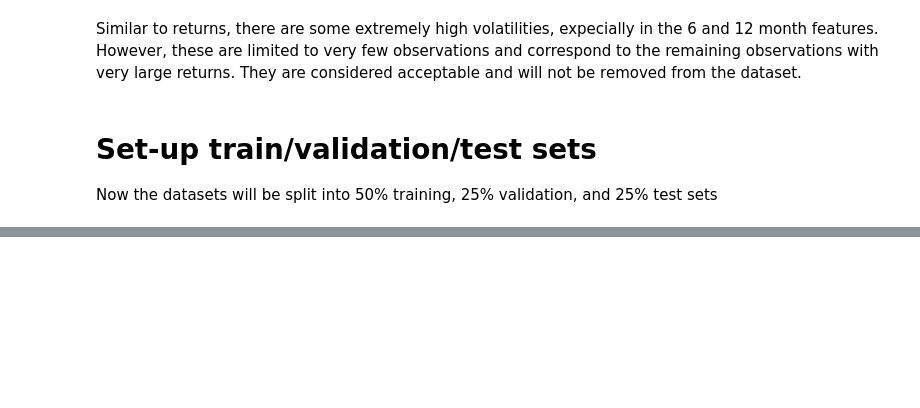
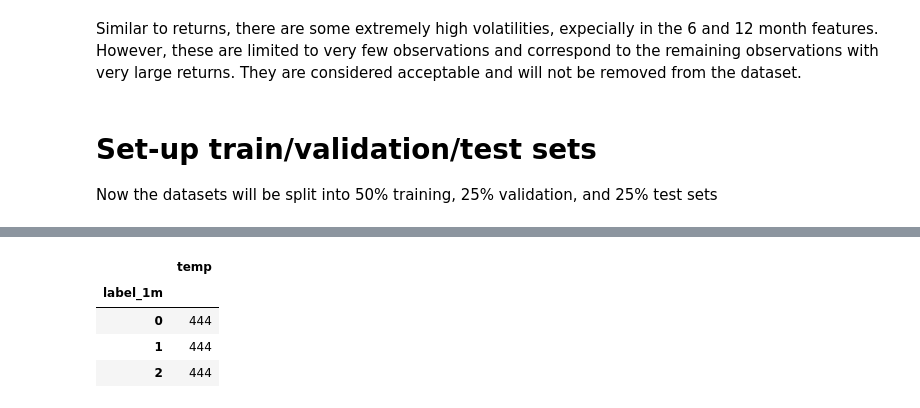
Before and after one commit to yvesdhondt/CNN-StockReturnPrediction, a Jupyter notebook: stock_return_cnn/1_data_analyis.ipynb, the cells around one changed output, grey strips where cells are left out. Saved outputs shown, nothing was run; the diff lists cells and outputs as text; code cells hidden in the pictures; blank space fills up the shorter version.

```diff
--- a/stock_return_cnn/1_data_analyis.ipynb
+++ b/stock_return_cnn/1_data_analyis.ipynb
@@ -212,0 +212,8 @@ test.to_csv("ModelData/obs_test.csv", index=False)
+# %%
+test.groupby("label_1m").agg(temp=("stock", "count"))
+# %% [output]
+|  | temp |
+| label_1m |  |
+| 0 | 444 |
+| 1 | 444 |
+| 2 | 444 |
```
Also changed, not shown: parts of 7 cells of this notebook, 8 other files.
